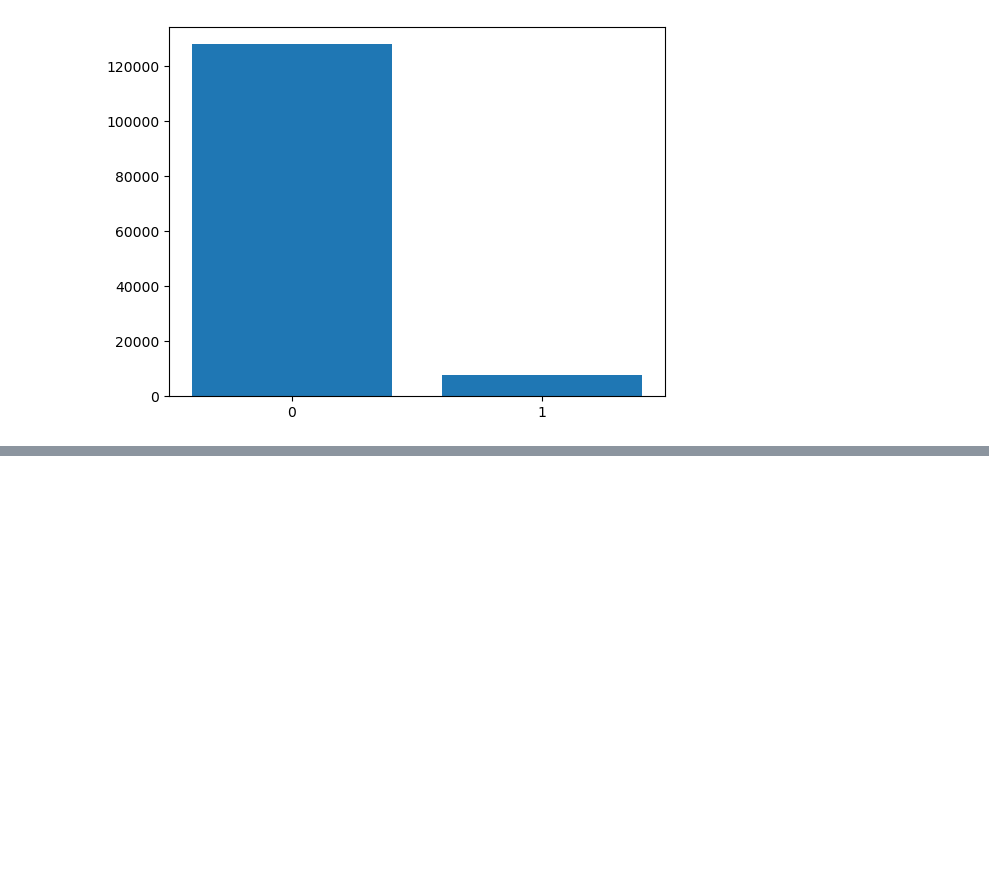
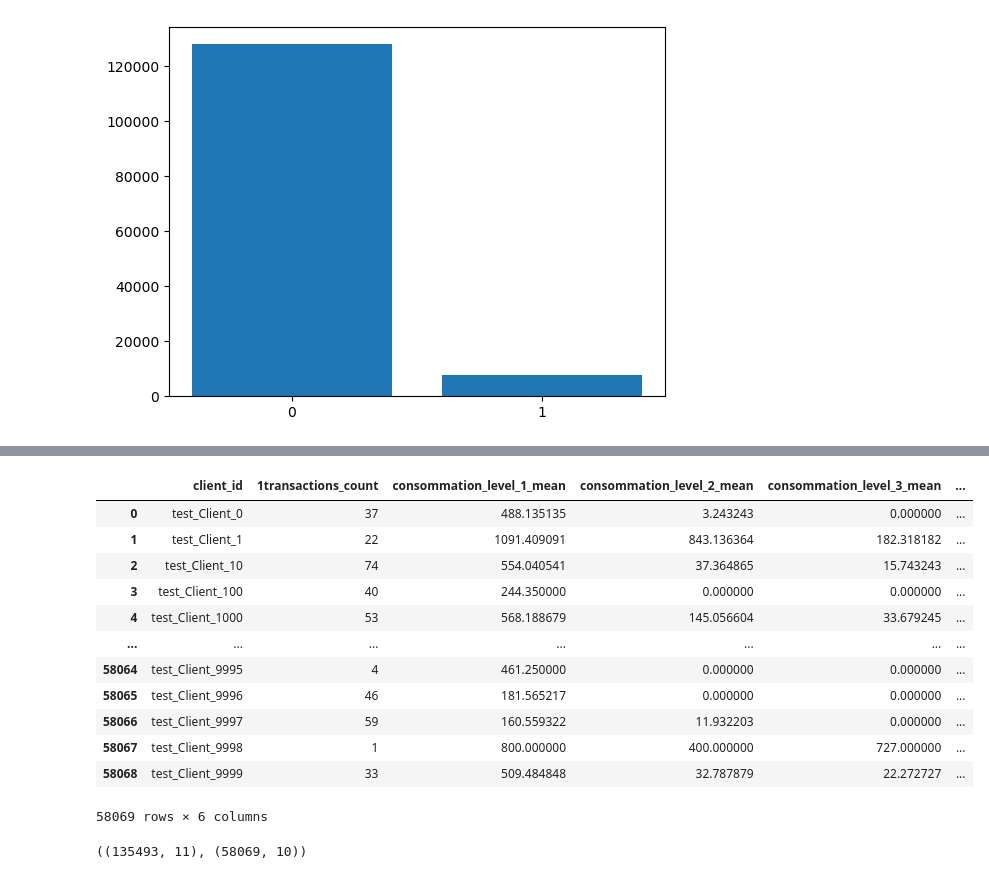
Before and after one commit to Chepngeno-langat/DS-projects, a Jupyter notebook: Fraud Detection in Electricity and Gas Consumption/Fraud Detection in Electricity and Gas Consumption.ipynb, the cells around one changed output, grey strips where cells are left out. Drawn from its saved outputs; the diff is of its cells as text; code cells hidden in the pictures; blank space fills up the shorter version.

```diff
--- a/Fraud Detection in Electricity and Gas Consumption/Fraud Detection in Electricity and Gas Consumption.ipynb
+++ b/Fraud Detection in Electricity and Gas Consumption/Fraud Detection in Electricity and Gas Consumption.ipynb
@@ -184,0 +314,24 @@ plt.show
+# %%
+agg_test = invoice_test.groupby(['client_id']).agg(aggs)
+# %%
+agg_test.columns = ['_'.join(col).strip() for col in agg_test.columns.values]
+agg_test.reset_index(inplace=True)
+df = (invoice_test.groupby('client_id')
+      .size()
+      .reset_index(name='{}transactions_count'.format('1')))
+agg_test = pd.merge(df, agg_test, on='client_id', how='left')
+agg_test
+# %% [output]
+|  | client_id | 1transactions_count | consommation_level_1_mean | consommation_level_2_mean | consommation_level_3_mean | ... |
+| 0 | test_Client_0 | 37 | 488.135135 | 3.243243 | 0.000000 | ... |
+| 1 | test_Client_1 | 22 | 1091.409091 | 843.136364 | 182.318182 | ... |
+| 2 | test_Client_10 | 74 | 554.040541 | 37.364865 | 15.743243 | ... |
+| 3 | test_Client_100 | 40 | 244.350000 | 0.000000 | 0.000000 | ... |
+| 4 | test_Client_1000 | 53 | 568.188679 | 145.056604 | 33.679245 | ... |
+| ... | ... | ... | ... | ... | ... | ... |
+| 58064 | test_Client_9995 | 4 | 461.250000 | 0.000000 | 0.000000 | ... |
+| 58065 | test_Client_9996 | 46 | 181.565217 | 0.000000 | 0.000000 | ... |
+| 58066 | test_Client_9997 | 59 | 160.559322 | 11.932203 | 0.000000 | ... |
+| 58067 | test_Client_9998 | 1 | 800.000000 | 400.000000 | 727.000000 | ... |
+| 58068 | test_Client_9999 | 33 | 509.484848 | 32.787879 | 22.272727 | ... |
+58069 rows × 6 columns
@@ -184,0 +340,4 @@ plt.show
+# %%
+train.shape, test.shape
+# %% [output]
+((135493, 11), (58069, 10))
```
Also changed, not shown: parts of 13 cells of this notebook.
